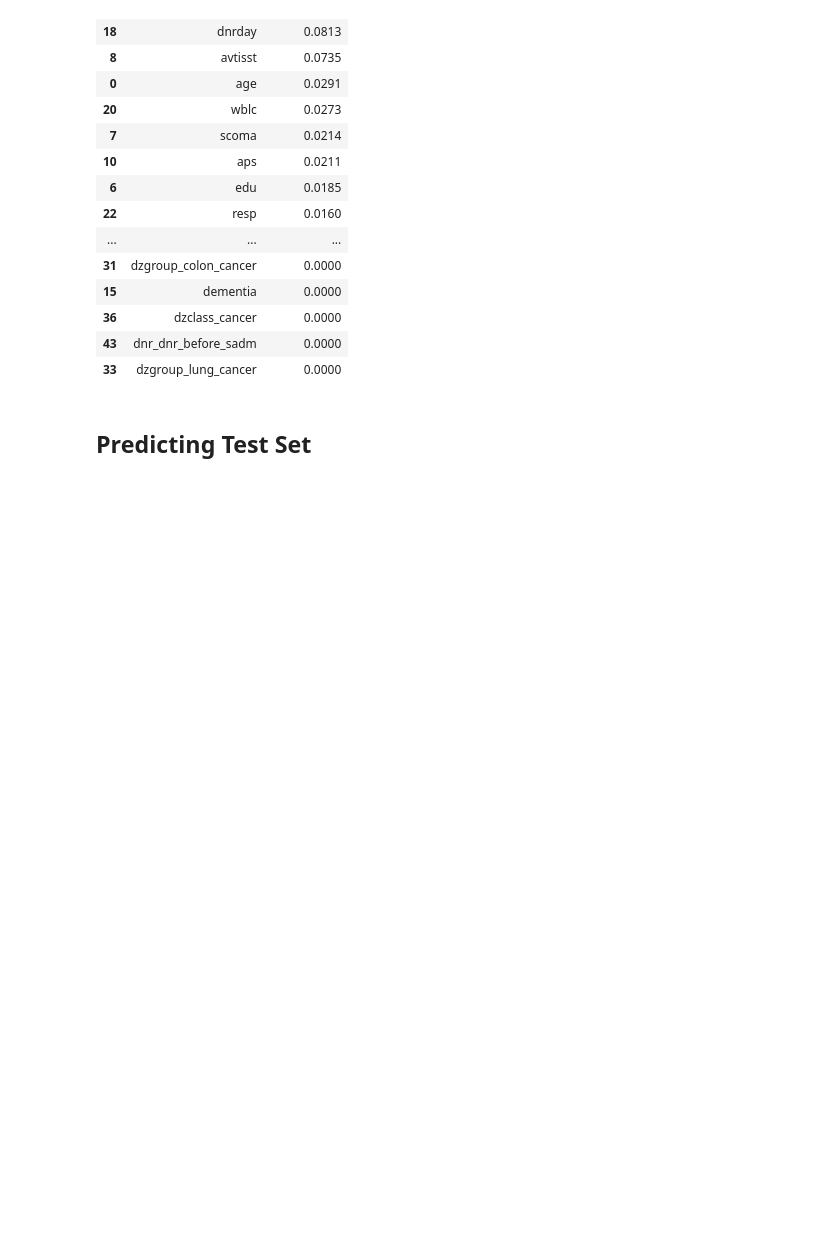
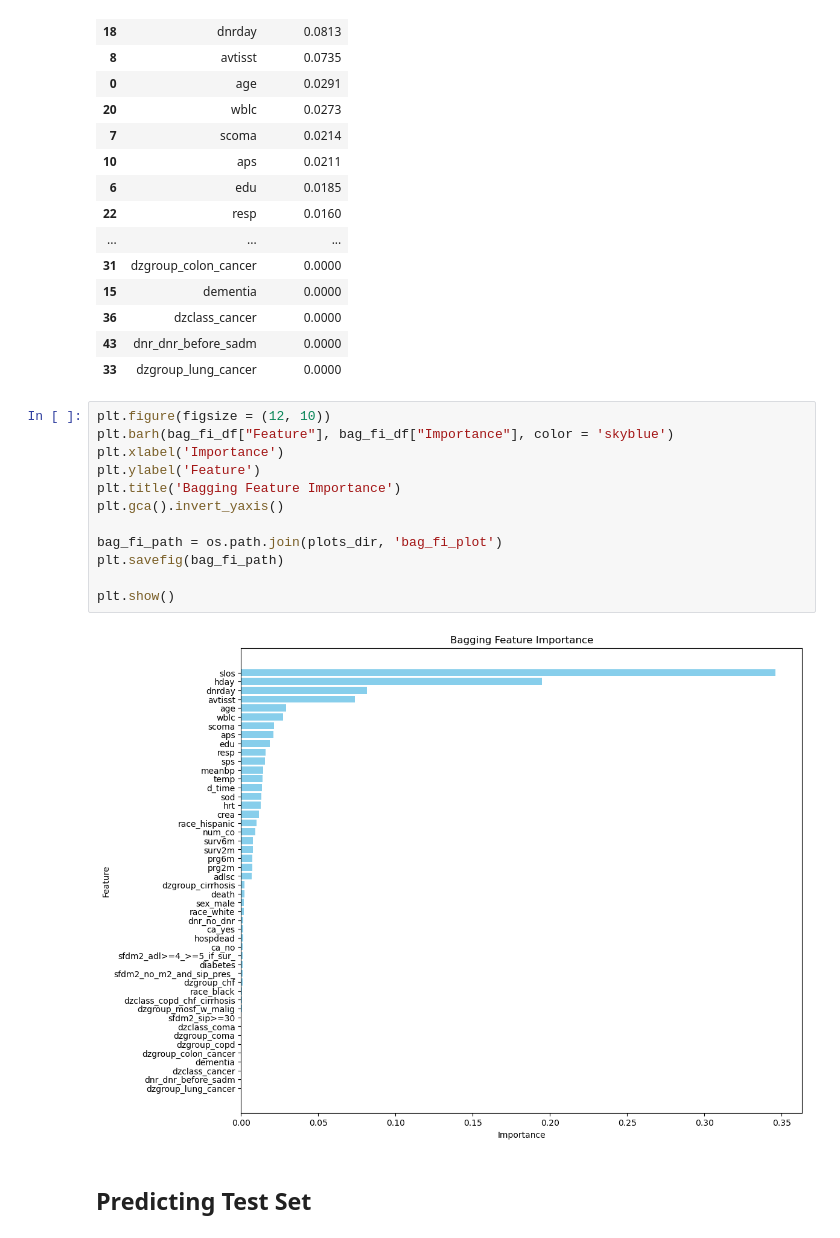
Before and after one commit to connoraking/Disease_classification_and_charges, a Jupyter notebook: tree_based_models/bagging_and_rf.ipynb, the cells around one changed output. Cells and saved outputs as stored; diff of their text form; blank space fills up the shorter version.

```diff
--- a/tree_based_models/bagging_and_rf.ipynb
+++ b/tree_based_models/bagging_and_rf.ipynb
@@ -157,6 +157,20 @@ bag_fi_df
 | 36 | dzclass_cancer | 0.0000 |
 | 43 | dnr_dnr_before_sadm | 0.0000 |
 | 33 | dzgroup_lung_cancer | 0.0000 |
+# %%
+plt.figure(figsize = (12, 10))
+plt.barh(bag_fi_df["Feature"], bag_fi_df["Importance"], color = 'skyblue')
+plt.xlabel('Importance')
+plt.ylabel('Feature')
+plt.title('Bagging Feature Importance')
+plt.gca().invert_yaxis()
+
+bag_fi_path = os.path.join(plots_dir, 'bag_fi_plot')
+plt.savefig(bag_fi_path)
+
+plt.show()
+# %% [output]
+[figure, added]
 # %% [markdown]
 ## Predicting Test Set
 # %%
```
Also changed, not shown: parts of 1 cell of this notebook, 19 other files.
